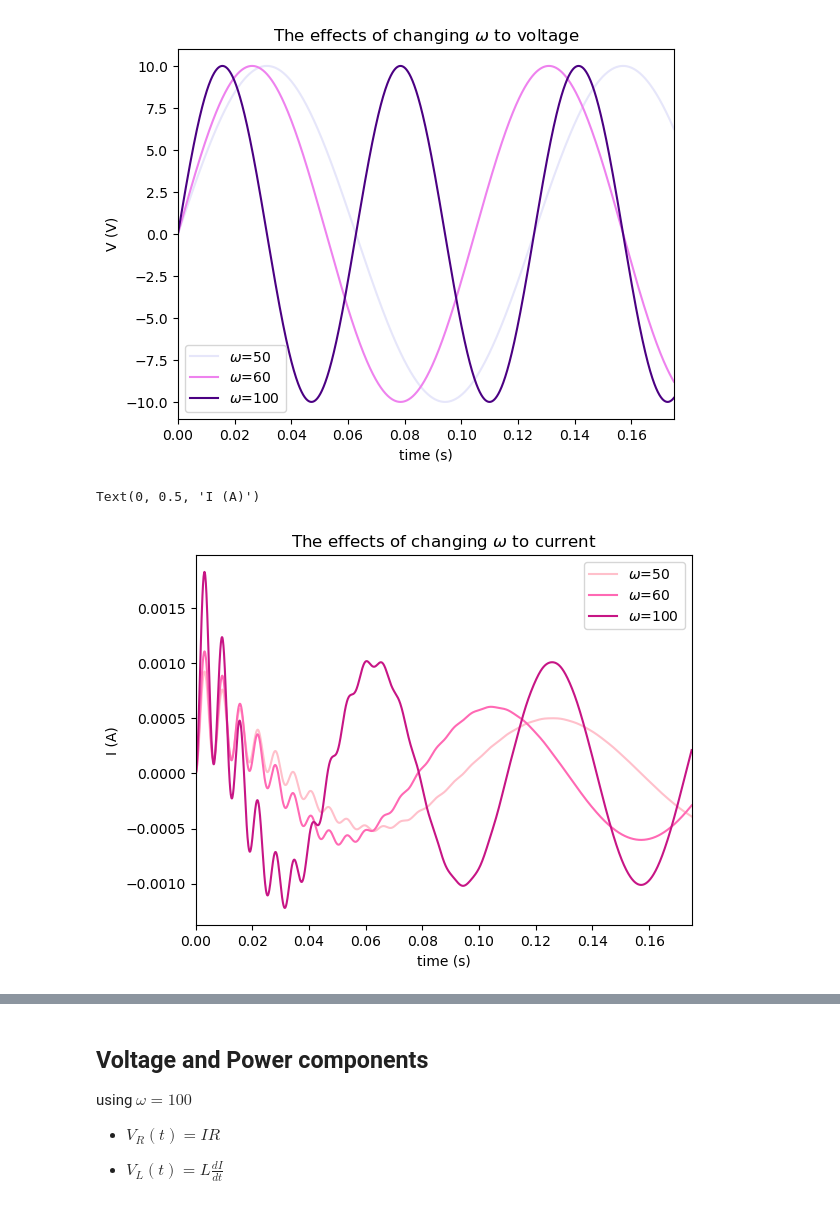
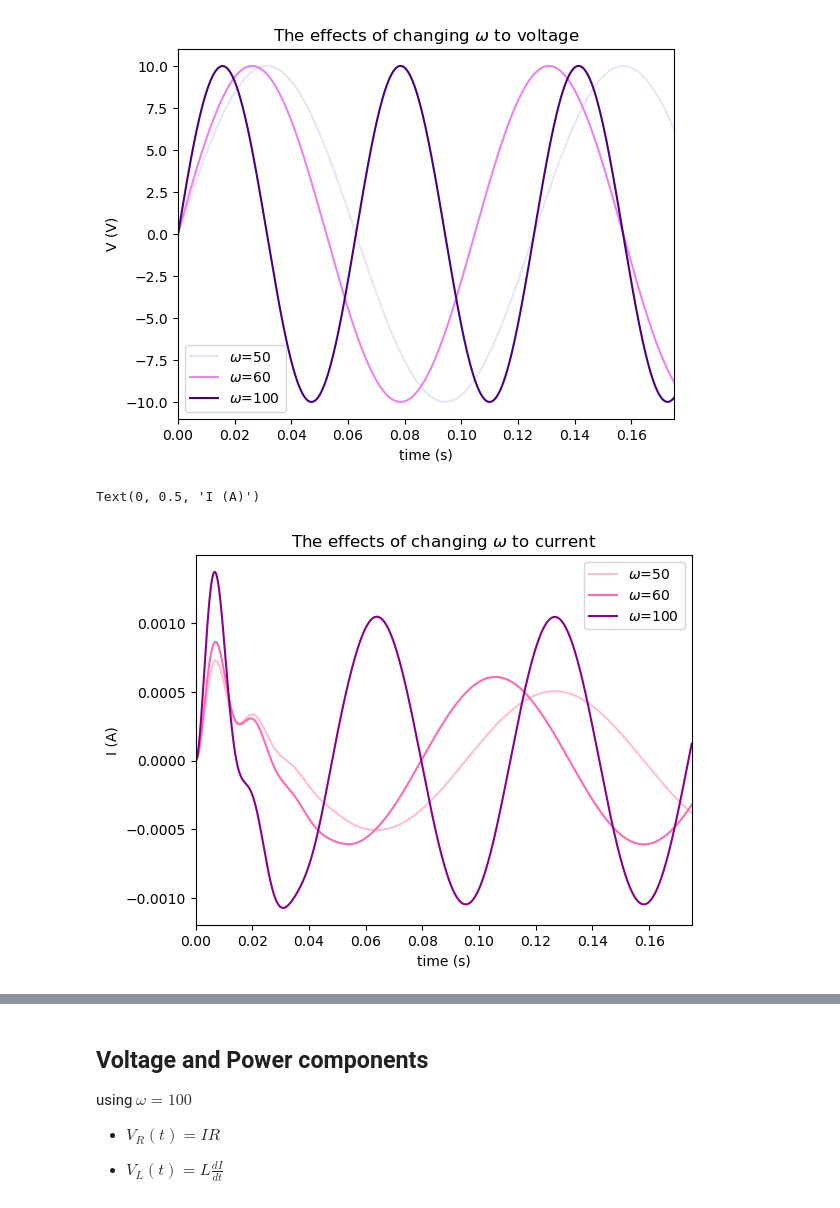
Before and after one commit to Bwimmin/Driven-RLC-Circuit, a Jupyter notebook: Driven RLC Circuit.ipynb, the cells around one changed output, grey strips where cells are left out. Saved outputs shown, nothing was run; the diff lists cells and outputs as text; code cells hidden in the pictures.

```diff
--- a/Driven RLC Circuit.ipynb
+++ b/Driven RLC Circuit.ipynb
@@ -28,9 +29,17 @@ $$\begin{eqnarray}
 \end{eqnarray}$$
 # %%
 C=1e-6
-L=1
-R=100
+L=5
+R=1000
 FD=10
 
 dt=0.0001
 t = np.arange(0, 0.3+dt, dt)
+
+print(r'parameters used : ')
+print(r'C = ',C, )
+print(r'L = ',L)
+print(r'R=',R, )
+print(r'Driving Force, $F_D$',FD, )
+
+print(t)
@@ -42,8 +58,8 @@ def RLC (omega, C, L, R, FD, t, dt) :
         return [I[1], -(R/L)*I[1]-I[0]/(L*C)+(FD/L)*np.sin(omega*t)]
     A_Q , A_I = odeint(Qdot, [0,0], t).T
 
-    A_V=FD*np.sin(omega*t) # calculating V=FDsin(omega t)
-    A_P=A_I*A_V            # calculating P=IV
+    EMF=FD*np.sin(omega*t) # calculating V=FDsin(omega t)
+    A_P=A_I*EMF          # calculating P=IV
 
     #Numerical Solution (Euler-Cromer Method)-------------------------------------------------------------------------------------------
     N_I = np.zeros(len(t))
@@ -53,20 +69,20 @@ def RLC (omega, C, L, R, FD, t, dt) :
     N_I[0] = 0
     N_Q[0] = 0
 
-    #using difference equation to calculate I,Q and iterating over t array
+    #using difference equation (Euler-Cromer) to calculate I,Q and iterating over t array
     for i in range(len(t)-1):
         N_I[i+1]=N_I[i]-((R/L)*N_I[i]+N_Q[i]/(L*C)-(FD/L)*np.sin(omega*t[i]))*dt
         N_Q[i+1]=N_Q[i]+N_I[i+1]*dt
 
     # calculating V,P
-    N_V = N_I[:-1]*R + L*np.diff(N_I)/dt + N_Q[:-1]/C #calculating V = IR + L(dI/dt) + Q/C (using 2-point forward derivative to calculate dI/dt)
-    N_P = N_I[:-1]* N_V                               #calculating P=IV
+    VT = N_I*R + L*np.gradient(N_I)/dt + N_Q/C #calculating V = IR + L(dI/dt) + Q/C (using 2-point central derivative to calculate dI/dt)
+    N_P = N_I* VT                               #calculating P=IV
 
-    return A_Q ,A_I, A_V, A_P,  N_I, N_Q, N_V, N_P
+    return A_Q ,A_I, EMF, A_P,  N_I, N_Q, VT, N_P
 # %%
-A_Q50 ,A_I50, A_V50, A_P50,  N_I50, N_Q50, N_V50, N_P50 = RLC (50, C, L, R, FD, t, dt)
-A_Q60 ,A_I60, A_V60, A_P60,  N_I60, N_Q60, N_V60, N_P60 = RLC (60, C, L, R, FD, t, dt)
-A_Q100,A_I100,A_V100, A_P100,  N_I100, N_Q100, N_V100, N_P100 = RLC (100, C, L, R, FD, t, dt)
+A_Q50 ,A_I50, EMF50, A_P50,  N_I50, N_Q50, VT50, N_P50 = RLC (50, C, L, R, FD, t, dt)
+A_Q60 ,A_I60, EMF60, A_P60,  N_I60, N_Q60, VT60, N_P60 = RLC (60, C, L, R, FD, t, dt)
+A_Q100,A_I100,EMF100, A_P100,N_I100,N_Q100,VT100, N_P100 = RLC (100, C, L, R, FD, t, dt)
 # %%
 fig, (ax1, ax2, ax3, ax4) = plt.subplots(1, 4, figsize=(25, 4))
 
@@ -166,12 +186,12 @@ Text(0, 0.5, 'V (V)')
 # %%
 plt.plot(t, A_I50, label = r'$\omega$=50', color= 'pink')
 plt.plot(t, A_I60, label = r'$\omega$=60', color= 'hotpink' )
-plt.plot(t, A_I100, label =r'$\omega$=100', color= 'mediumvioletred' )
+plt.plot(t, A_I100, label =r'$\omega$=100', color= 'darkmagenta' )
 plt.legend()
 plt. xlim(0, 0.175)
 plt.title(r'The effects of changing $\omega$ to current')
 plt.xlabel('time (s)')
 plt.ylabel('I (A)')
 # %% [output]
 Text(0, 0.5, 'I (A)')
-[figure, old version]
+[figure, new version]
```
Also changed, not shown: parts of 16 cells of this notebook.
